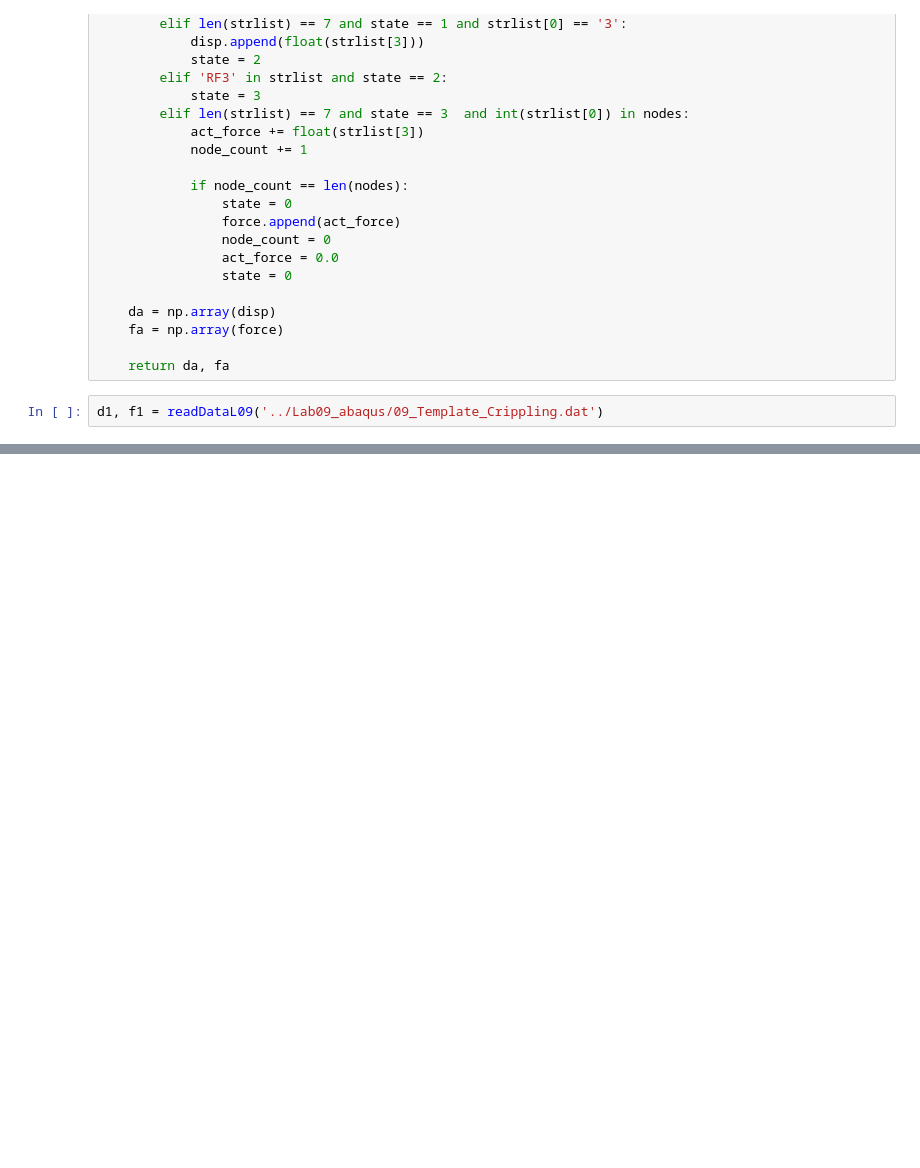
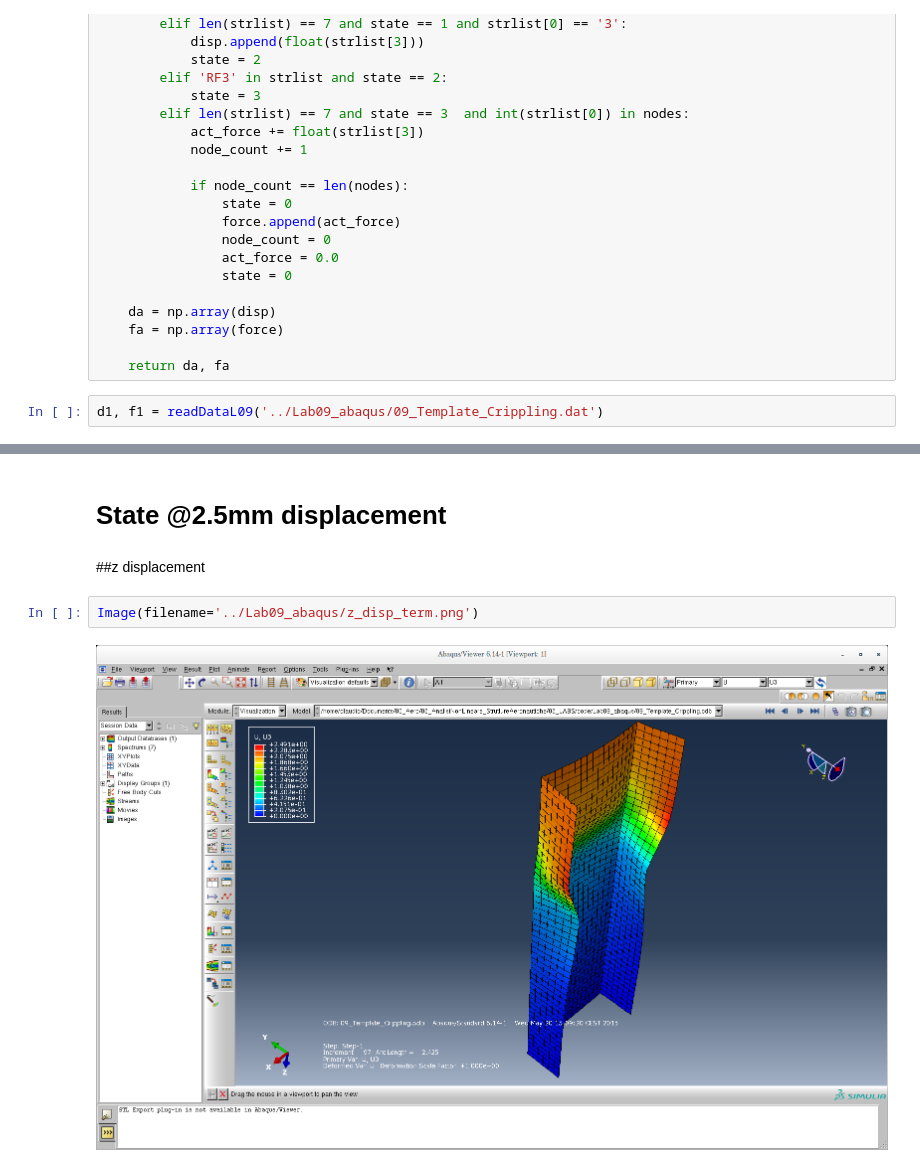
Before and after one commit to Ccaccia73/NLAAS-Labs, a Jupyter notebook: lab09.ipynb, the cells around one changed output, grey strips where cells are left out. Saved outputs shown, nothing was run; the diff lists cells and outputs as text; blank space fills up the shorter version.

```diff
--- a/lab09.ipynb
+++ b/lab09.ipynb
@@ -96,0 +118,8 @@ plt.savefig('Lab09.jpg')
+# %% [markdown]
+# State @2.5mm displacement
+# %% [markdown]
+##z displacement
+# %%
+Image(filename='../Lab09_abaqus/z_disp_term.png')
+# %% [output]
+[figure, added]
```
Also changed, not shown: parts of 9 cells of this notebook, 1 other file.
